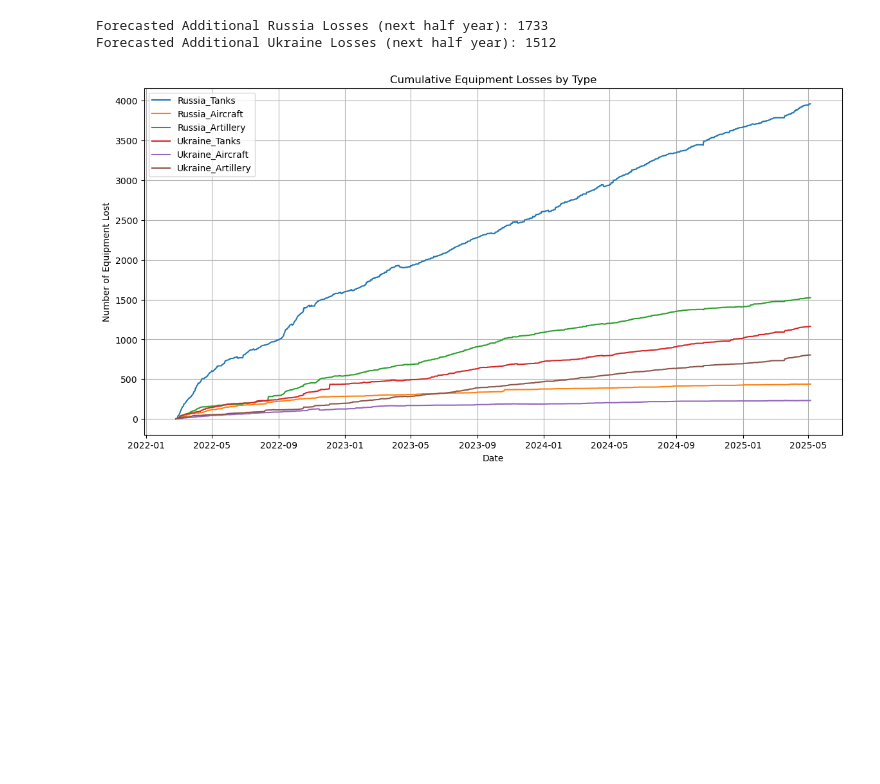
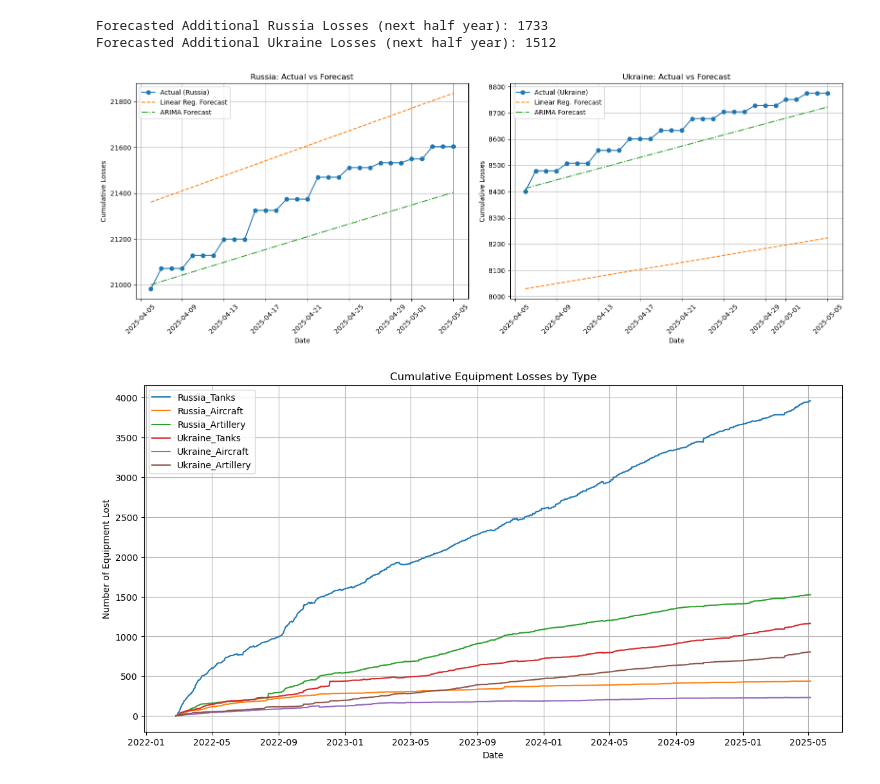
Before and after one commit to karmat314/Data-analytics-project, a Jupyter notebook: Rus-Ukr-Equipment/equipment_losses.ipynb, the cells around one changed output. Cells and saved outputs as stored; diff of their text form; code cells hidden in the pictures; blank space fills up the shorter version.

Commit message:
add linear regression for predictive modelling

```diff
--- a/Rus-Ukr-Equipment/equipment_losses.ipynb
+++ b/Rus-Ukr-Equipment/equipment_losses.ipynb
@@ -369,22 +429,22 @@ train_rus, test_rus = russia_ts[0:train_size], russia_ts[train_size:]
 train_ukr, test_ukr = ukraine_ts[0:train_size], ukraine_ts[train_size:]
 
 # Fit ARIMA model (order=2,1,2) on Russia's training data
-model_rus = ARIMA(train_rus, order=(2,1,2))
-model_rus_fit = model_rus.fit()
+model_rus_arima = ARIMA(train_rus, order=(2,1,2))
+model_rus_fit = model_rus_arima.fit()
 
 # Forecast Russia's cumulative losses for the next 30 days (same as test set)
-forecast_rus = model_rus_fit.forecast(steps=30)
+forecast_rus_arima = model_rus_fit.forecast(steps=30)
 
 # Fit ARIMA model (order=2,1,2) on Ukraine's training data
-model_ukr = ARIMA(train_ukr, order=(2,1,2))
-model_ukr_fit = model_ukr.fit()
+model_ukr_arima = ARIMA(train_ukr, order=(2,1,2))
+model_ukr_fit = model_ukr_arima.fit()
 
 # Forecast Ukraine's cumulative losses for the next 30 days
-forecast_ukr = model_ukr_fit.forecast(steps=30)
+forecast_ukr_arima = model_ukr_fit.forecast(steps=30)
 
 # Evaluate forecast accuracy using RMSE (Root Mean Squared Error)
-rmse_rus = sqrt(mean_squared_error(test_rus, forecast_rus))
-rmse_ukr = sqrt(mean_squared_error(test_ukr, forecast_ukr))
+rmse_rus = sqrt(mean_squared_error(test_rus, forecast_rus_arima))
+rmse_ukr = sqrt(mean_squared_error(test_ukr, forecast_ukr_arima))
 
 # Print RMSE values to assess model performance
 print(f"Russia Forecast RMSE: {rmse_rus:.2f}")
@@ -452,6 +512,42 @@ print(f"Forecasted Additional Ukraine Losses (next half year): {ukraine_addition
 # %% [output]
 Forecasted Additional Russia Losses (next half year): 1733
 Forecasted Additional Ukraine Losses (next half year): 1512
+# %%
+import matplotlib.pyplot as plt
+
+# Get the corresponding dates for the test set
+test_dates = df.index[-30:]
+
+plt.figure(figsize=(16, 6))
+
+# Russia Plot
+plt.subplot(1, 2, 1)
+plt.plot(test_dates, y_test_rus, label='Actual (Russia)', marker='o')
+plt.plot(test_dates, forecast_rus_linear, label='Linear Reg. Forecast', linestyle='--')           # Linear Regression
+plt.plot(test_dates, forecast_rus_arima, label='ARIMA Forecast', linestyle='-.')          # ARIMA
+plt.title('Russia: Actual vs Forecast')
+plt.xlabel('Date')
+plt.ylabel('Cumulative Losses')
+plt.xticks(rotation=45)
+plt.legend()
+plt.grid(True)
+
+# Ukraine Plot
+plt.subplot(1, 2, 2)
+plt.plot(test_dates, y_test_ukr, label='Actual (Ukraine)', marker='o')
+plt.plot(test_dates, forecast_ukr_linear, label='Linear Reg. Forecast', linestyle='--')          # Linear Regression
+plt.plot(test_dates, forecast_ukr_arima, label='ARIMA Forecast', linestyle='-.')          # ARIMA
+plt.title('Ukraine: Actual vs Forecast')
+plt.xlabel('Date')
+plt.ylabel('Cumulative Losses')
+plt.xticks(rotation=45)
+plt.legend()
+plt.grid(True)
+
+plt.tight_layout()
+plt.show()
+# %% [output]
+[figure, added]
 # %%
 # Advanced Visualization
 # ----------------------
```
Also changed, not shown: parts of 2 cells of this notebook, 7 other files.
